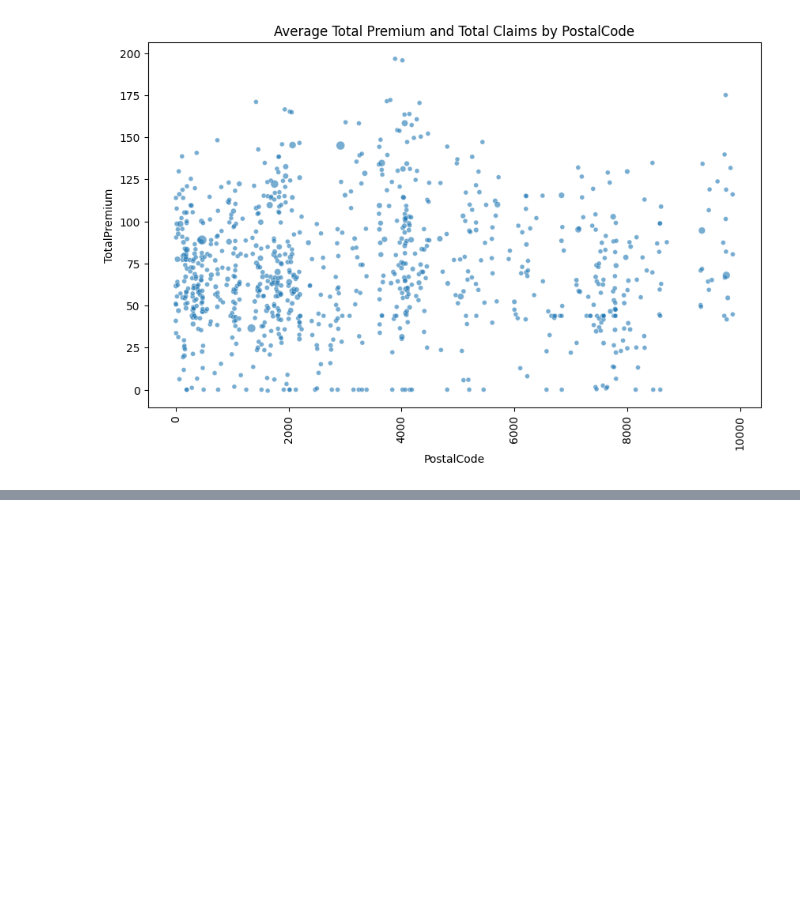
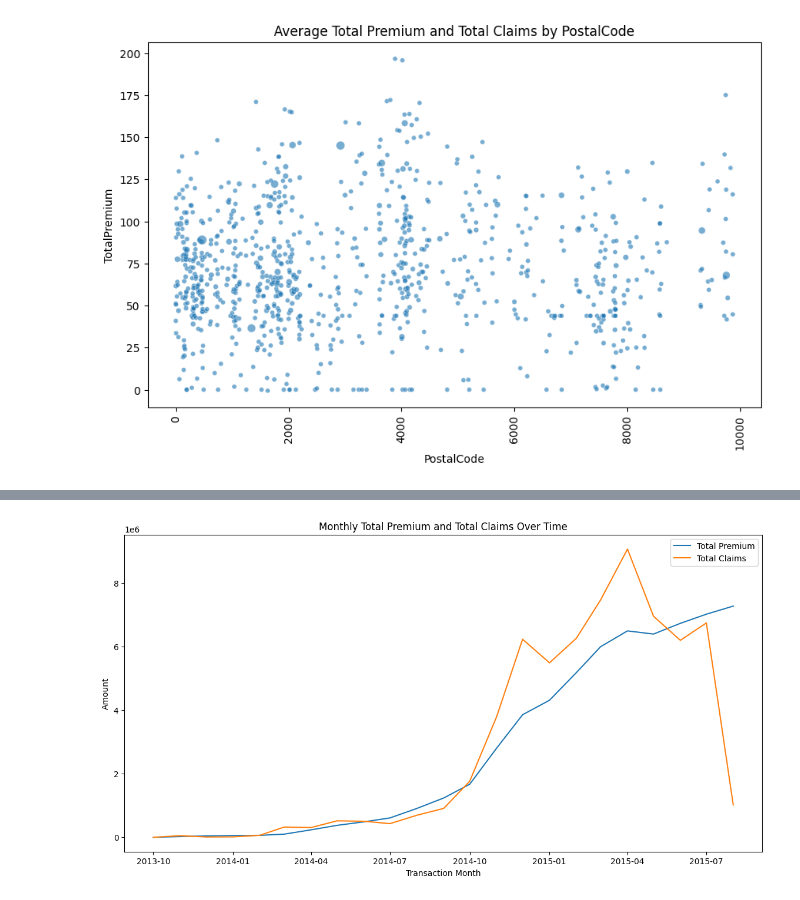
Before and after one commit to EstifanosTeklay/ACISInsuranceAnalytics, a Jupyter notebook: notebooks/ACISEda.ipynb, the cells around one changed output, grey strips where cells are left out. Saved outputs shown, nothing was run; the diff lists cells and outputs as text; code cells hidden in the pictures; blank space fills up the shorter version.

```diff
--- a/notebooks/ACISEda.ipynb
+++ b/notebooks/ACISEda.ipynb
@@ -269,0 +298,21 @@ plt.show()
+# %%
+# Extract Year and Month
+text_data['YearMonth'] = text_data['TransactionMonth'].dt.to_period('M')
+
+# Aggregate data
+time_trend =text_data.groupby('YearMonth')[['TotalPremium', 'TotalClaims']].sum().reset_index()
+
+# Convert YearMonth back to datetime for plotting
+time_trend['YearMonth'] = time_trend['YearMonth'].dt.to_timestamp()
+
+# Plotting
+plt.figure(figsize=(14, 7))
+sns.lineplot(data=time_trend, x='YearMonth', y='TotalPremium', label='Total Premium')
+sns.lineplot(data=time_trend, x='YearMonth', y='TotalClaims', label='Total Claims')
+plt.title('Monthly Total Premium and Total Claims Over Time')
+plt.xlabel('Transaction Month')
+plt.ylabel('Amount')
+plt.legend()
+plt.show()
+# %% [output]
+[figure, added]
```
Also changed, not shown: parts of 3 cells of this notebook.
